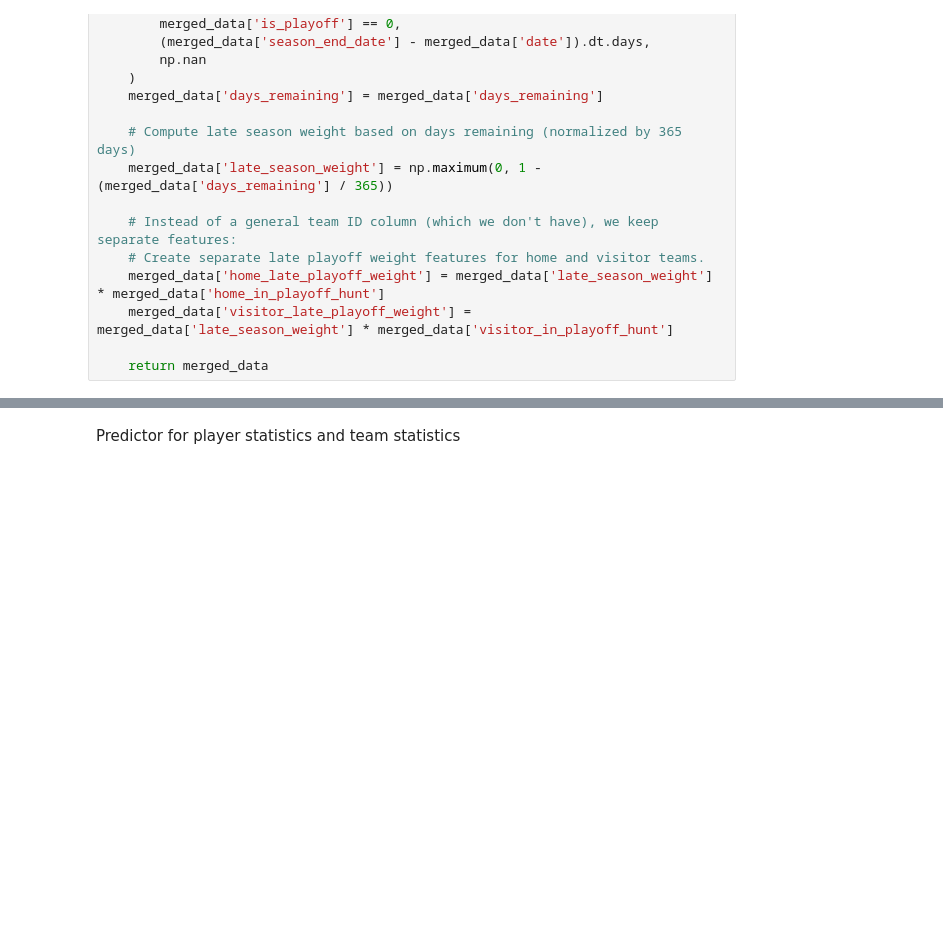
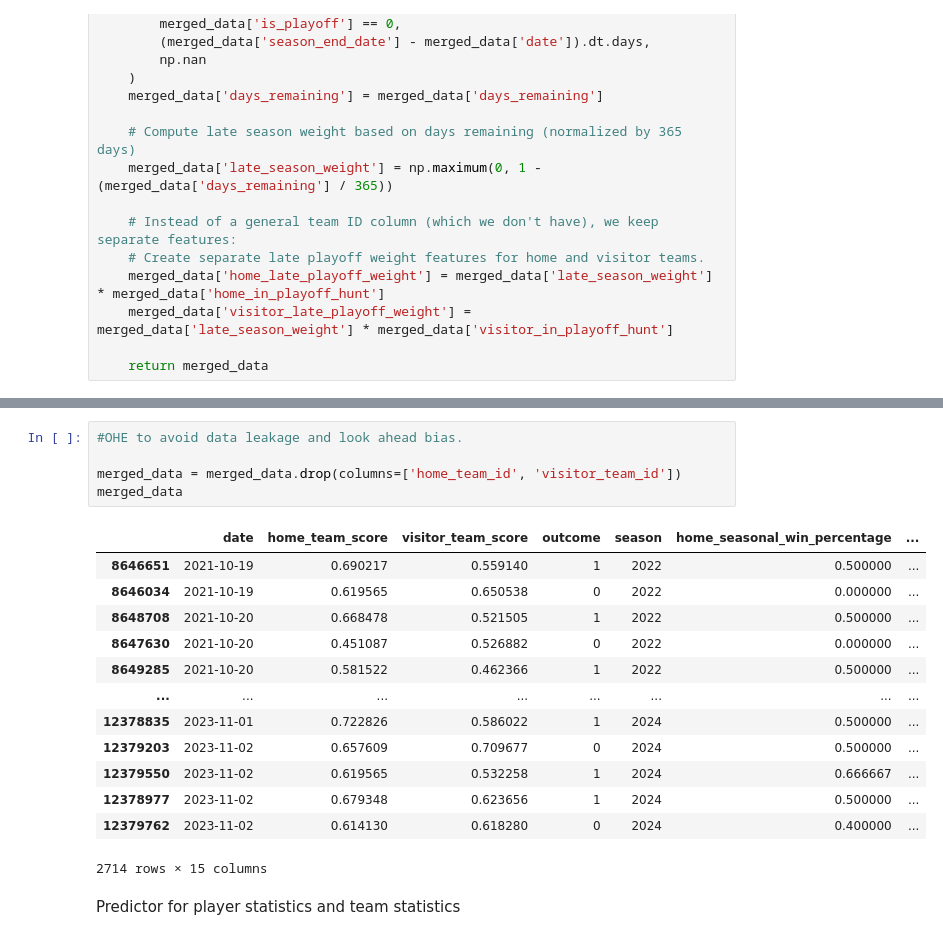
Before and after one commit to RyanCao2005/NBA-predictor, a Jupyter notebook: BinaryClassifier.ipynb, the cells around one changed output, grey strips where cells are left out. Drawn from its saved outputs; the diff is of its cells as text; blank space fills up the shorter version.

```diff
--- a/BinaryClassifier.ipynb
+++ b/BinaryClassifier.ipynb
@@ -133,3 +209,22 @@ merged_data
+# %%
+#OHE to avoid data leakage and look ahead bias.
+
+merged_data = merged_data.drop(columns=['home_team_id', 'visitor_team_id'])
+merged_data
+# %% [output]
+|  | date | home_team_score | visitor_team_score | outcome | season | home_seasonal_win_percentage | ... |
+| 8646651 | 2021-10-19 | 0.690217 | 0.559140 | 1 | 2022 | 0.500000 | ... |
+| 8646034 | 2021-10-19 | 0.619565 | 0.650538 | 0 | 2022 | 0.000000 | ... |
+| 8648708 | 2021-10-20 | 0.668478 | 0.521505 | 1 | 2022 | 0.500000 | ... |
+| 8647630 | 2021-10-20 | 0.451087 | 0.526882 | 0 | 2022 | 0.000000 | ... |
+| 8649285 | 2021-10-20 | 0.581522 | 0.462366 | 1 | 2022 | 0.500000 | ... |
+| ... | ... | ... | ... | ... | ... | ... | ... |
+| 12378835 | 2023-11-01 | 0.722826 | 0.586022 | 1 | 2024 | 0.500000 | ... |
+| 12379203 | 2023-11-02 | 0.657609 | 0.709677 | 0 | 2024 | 0.500000 | ... |
+| 12379550 | 2023-11-02 | 0.619565 | 0.532258 | 1 | 2024 | 0.666667 | ... |
+| 12378977 | 2023-11-02 | 0.679348 | 0.623656 | 1 | 2024 | 0.500000 | ... |
+| 12379762 | 2023-11-02 | 0.614130 | 0.618280 | 0 | 2024 | 0.400000 | ... |
+2714 rows × 15 columns
 # %% [markdown]
 Predictor for player statistics and team statistics
 # %%
```
Also changed, not shown: parts of 12 cells of this notebook, 7 other files.
